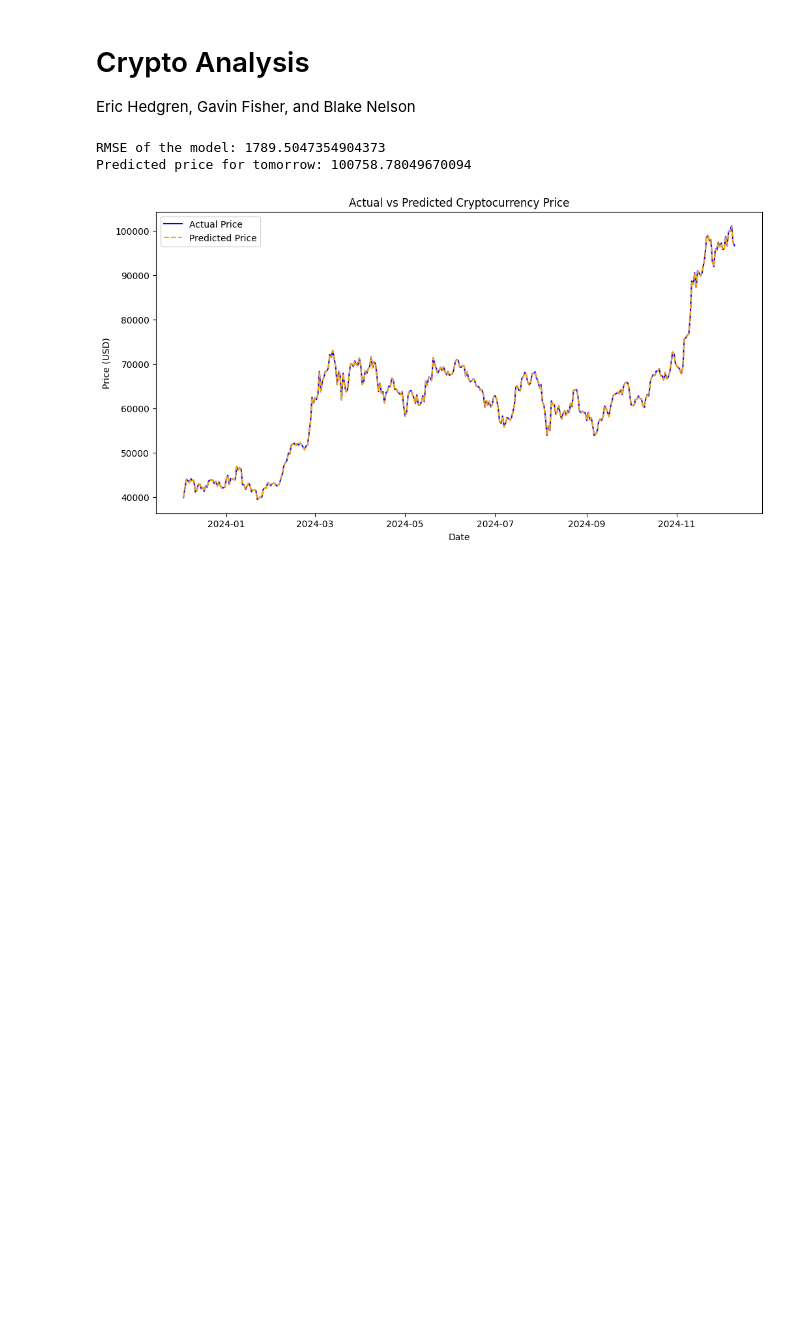
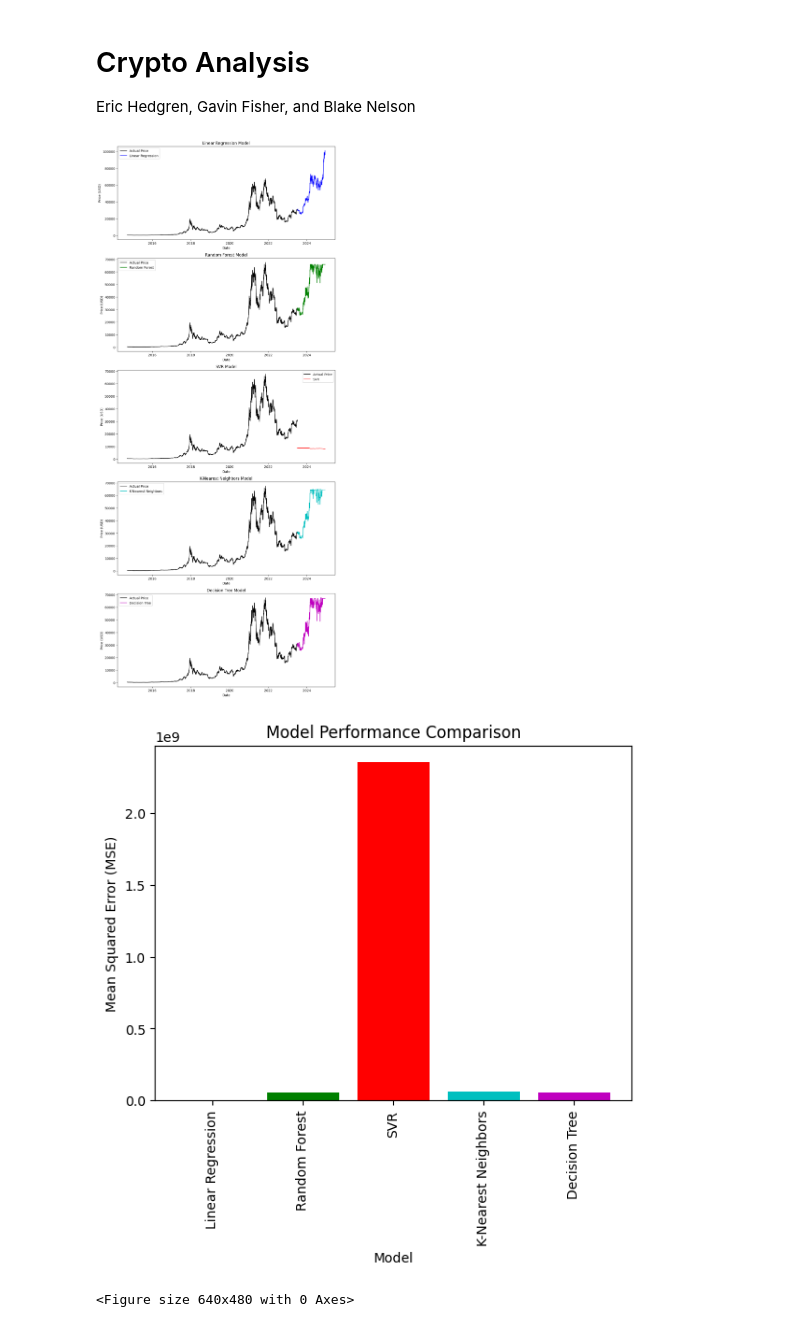
Before and after one commit to hedgreneric/CryptoAnalysis-DS3010, a Jupyter notebook: crypto_analysis.ipynb, the cells around one changed output. Drawn from its saved outputs; the diff is of its cells as text; code cells hidden in the pictures; blank space fills up the shorter version.

```diff
--- a/crypto_analysis.ipynb
+++ b/crypto_analysis.ipynb
@@ -62,24 +97,12 @@ def plot_data(df):
-# %%
-# Main script to demonstrate usage
-data = get_crypto_data()
-X_train, y_train, X_test, y_test, test_df = prepare_data(data)
-model, rmse, y_pred, y_test = train_model(X_train, y_train, X_test, y_test)
-predicted_price = predict_tomorrow(model, data)
-
-print(f"RMSE of the model: {rmse}")
-print(f"Predicted price for tomorrow: {predicted_price}")
-
-# Plot the data and predictions
-test_df['Predicted'] = y_pred
-plt.figure(figsize=(12, 6))
-plt.plot(test_df['timestamp'], test_df['price'], label='Actual Price', color='blue')
-plt.plot(test_df['timestamp'], test_df['Predicted'], label='Predicted Price', color='orange', linestyle='--')
-plt.xlabel('Date')
-plt.ylabel('Price (USD)')
-plt.title('Actual vs Predicted Cryptocurrency Price')
-plt.legend()
-plt.show()
-# %% [output]
-RMSE of the model: 1789.5047354904373
-Predicted price for tomorrow: 100758.78049670094
-[figure, removed]
+# %%
+df = get_market_data()
+
+X_train, y_train, X_test, y_test, test_df = prepare_data(df)
+
+models = train_model(X_train, y_train, X_test, y_test)
+
+plot_data(df, models)
+# %% [output]
+[figure, added]
+[figure, added]
+<Figure size 640x480 with 0 Axes>
```
Also changed, not shown: parts of 2 cells of this notebook.
